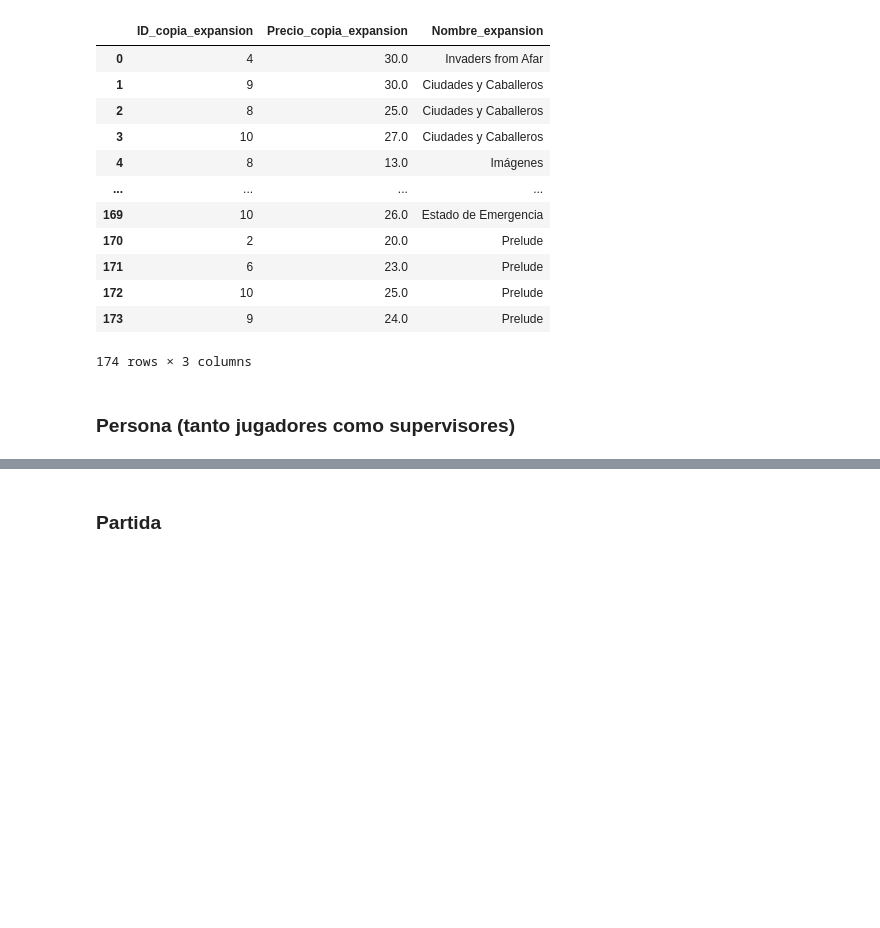
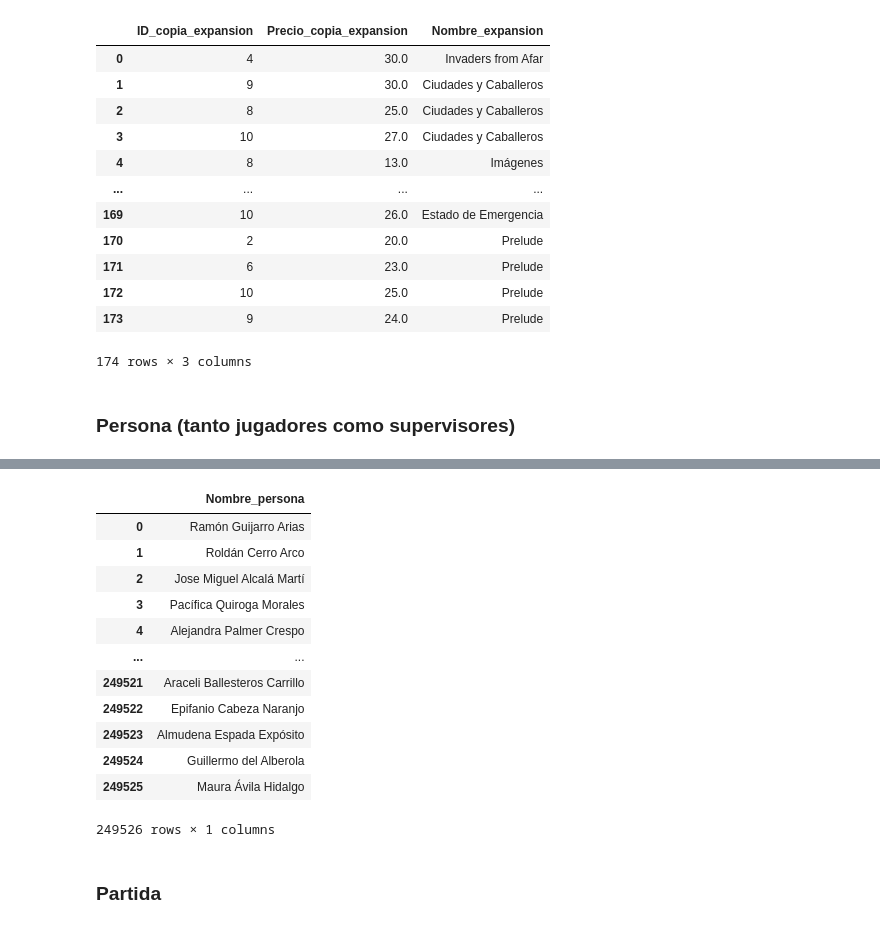
Before and after one commit to DavidSanru/sql_basics, a Jupyter notebook: practica_1.ipynb, the cells around one changed output, grey strips where cells are left out. Cells and saved outputs as stored; diff of their text form; code cells hidden in the pictures; blank space fills up the shorter version.

```diff
--- a/practica_1.ipynb
+++ b/practica_1.ipynb
@@ -262,4 +265,20 @@ Aarón Bayón Salgado                 1
 Name: count, Length: 249526, dtype: int64
+# %%
+df_persona
+# %% [output]
+|  | Nombre_persona |
+| 0 | Ramón Guijarro Arias |
+| 1 | Roldán Cerro Arco |
+| 2 | Jose Miguel Alcalá Martí |
+| 3 | Pacífica Quiroga Morales |
+| 4 | Alejandra Palmer Crespo |
+| ... | ... |
+| 249521 | Araceli Ballesteros Carrillo |
+| 249522 | Epifanio Cabeza Naranjo |
+| 249523 | Almudena Espada Expósito |
+| 249524 | Guillermo del Alberola |
+| 249525 | Maura Ávila Hidalgo |
+249526 rows × 1 columns
 # %% [markdown]
 ### Partida
 # %%
```
Also changed, not shown: parts of 12 cells of this notebook.
